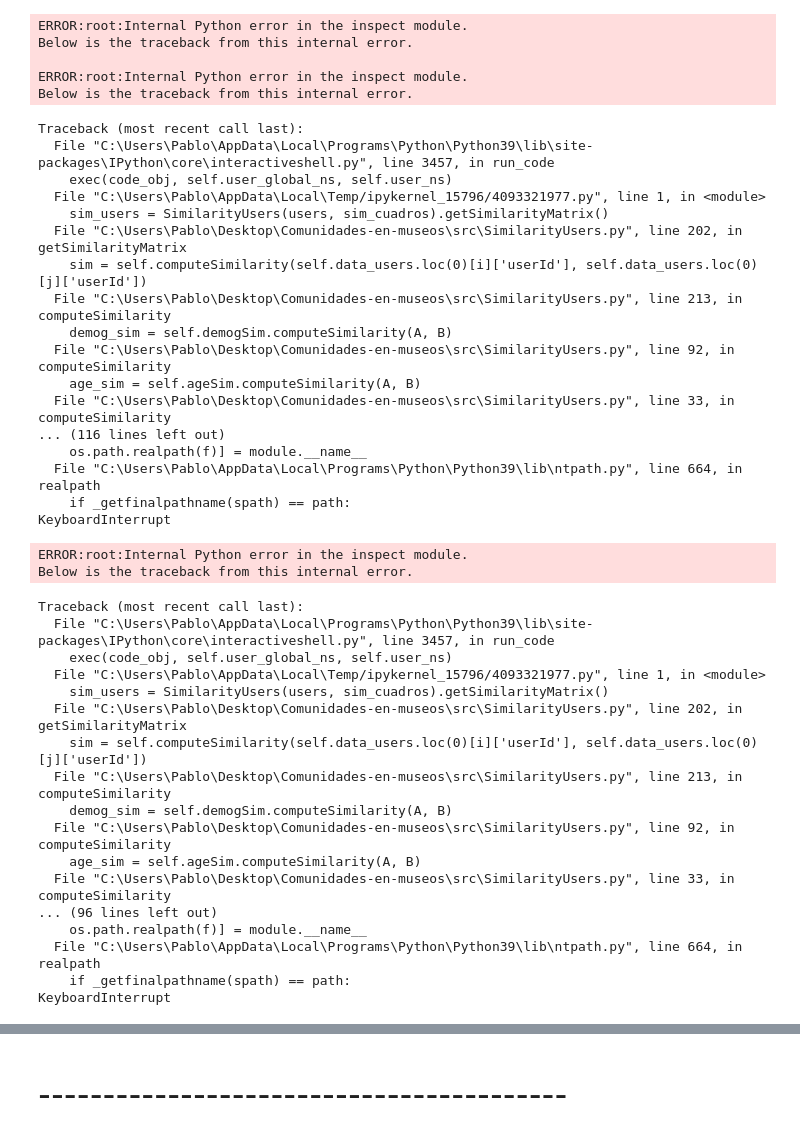
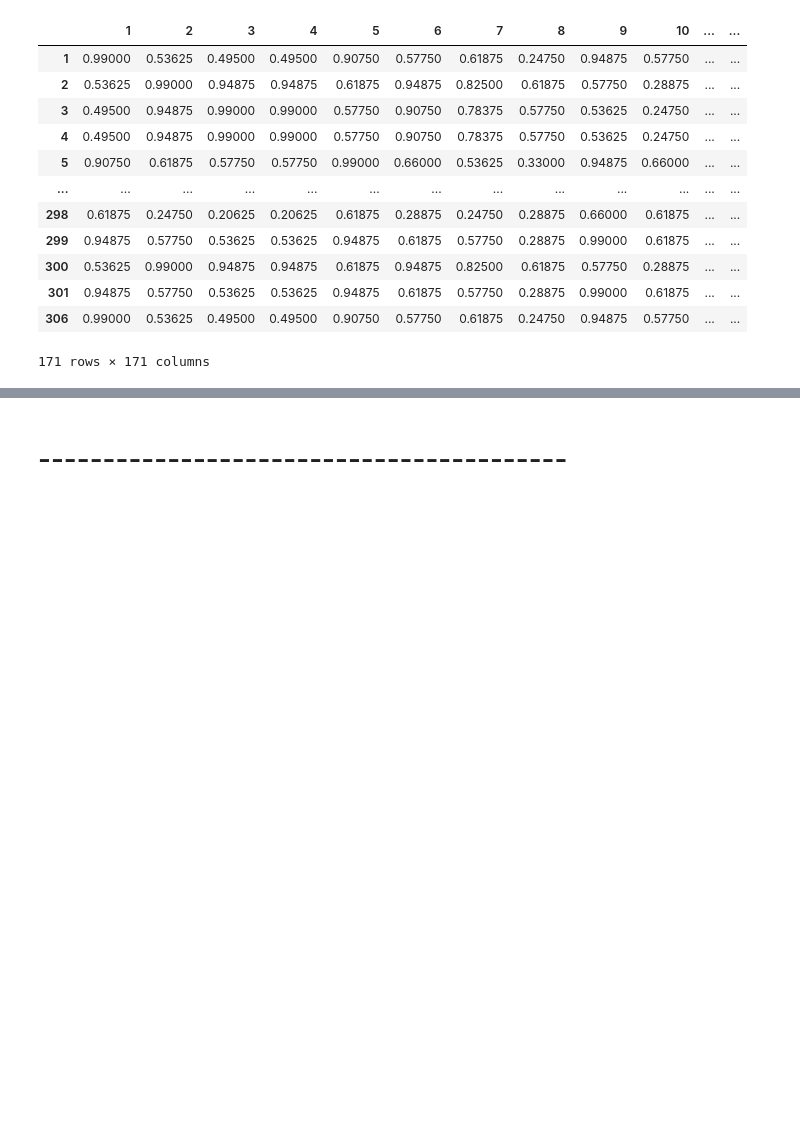
Before and after one commit to AlbertoGarciaDomenech/Comunidades-en-museos, a Jupyter notebook: Interfaz.ipynb, the cells around one changed output, grey strips where cells are left out. Drawn from its saved outputs; the diff is of its cells as text; code cells hidden in the pictures; blank space fills up the shorter version.

```diff
--- a/Interfaz.ipynb
+++ b/Interfaz.ipynb
@@ -16,3 +17,8 @@ from src.UsersClustering import UsersClustering
 from src.AverageUser import AverageUser
 
 from src.gephiVisualization import GephiVisualization
+# %%
+artworks = pd.read_csv("data/Prado_artworks_wikidata.csv")
+# %%
+sim_art = SimilarityArtworks(artworks).getSimilarityMatrix()
+sim_art
@@ -19,52 +44,29 @@ from src.gephiVisualization import GephiVisualization
 # %%
 users = pd.read_csv("data/Prado_users_emotions_OnePolarity.csv")
-sim_cuadros = pd.read_csv("data/Prado_artworks_similarity.csv", index_col=0)
+users['positive'] = users['positive'].apply(eval)
+users['negative'] = users['negative'].apply(eval)
+users['mixed'] = users['mixed'].apply(eval)
+
+# sim_cuadros = pd.read_csv("data/Prado_artworks_similarity.csv", index_col=0)
+sim_cuadros = sim_art
 # %%
-sim_users = SimilarityUsers(users, sim_cuadros).getSimilarityMatrix()
+sim_users = SimilarityUsers(users, sim_cuadros, demog_weight=1.0, artw_weight=0.0).getSimilarityMatrix()
 sim_users.to_csv("PRUEBA.csv")
 sim_users
 # %% [output]
+|  | 1 | 2 | 3 | 4 | 5 | 6 | 7 | 8 | 9 | 10 | ... | ... |
+| 1 | 0.99000 | 0.53625 | 0.49500 | 0.49500 | 0.90750 | 0.57750 | 0.61875 | 0.24750 | 0.94875 | 0.57750 | ... | ... |
+| 2 | 0.53625 | 0.99000 | 0.94875 | 0.94875 | 0.61875 | 0.94875 | 0.82500 | 0.61875 | 0.57750 | 0.28875 | ... | ... |
+| 3 | 0.49500 | 0.94875 | 0.99000 | 0.99000 | 0.57750 | 0.90750 | 0.78375 | 0.57750 | 0.53625 | 0.24750 | ... | ... |
+| 4 | 0.49500 | 0.94875 | 0.99000 | 0.99000 | 0.57750 | 0.90750 | 0.78375 | 0.57750 | 0.53625 | 0.24750 | ... | ... |
+| 5 | 0.90750 | 0.61875 | 0.57750 | 0.57750 | 0.99000 | 0.66000 | 0.53625 | 0.33000 | 0.94875 | 0.66000 | ... | ... |
+| ... | ... | ... | ... | ... | ... | ... | ... | ... | ... | ... | ... | ... |
+| 298 | 0.61875 | 0.24750 | 0.20625 | 0.20625 | 0.61875 | 0.28875 | 0.24750 | 0.28875 | 0.66000 | 0.61875 | ... | ... |
+| 299 | 0.94875 | 0.57750 | 0.53625 | 0.53625 | 0.94875 | 0.61875 | 0.57750 | 0.28875 | 0.99000 | 0.61875 | ... | ... |
+| 300 | 0.53625 | 0.99000 | 0.94875 | 0.94875 | 0.61875 | 0.94875 | 0.82500 | 0.61875 | 0.57750 | 0.28875 | ... | ... |
+| 301 | 0.94875 | 0.57750 | 0.53625 | 0.53625 | 0.94875 | 0.61875 | 0.57750 | 0.28875 | 0.99000 | 0.61875 | ... | ... |
+| 306 | 0.99000 | 0.53625 | 0.49500 | 0.49500 | 0.90750 | 0.57750 | 0.61875 | 0.24750 | 0.94875 | 0.57750 | ... | ... |
-ERROR:root:Internal Python error in the inspect module.
-Below is the traceback from this internal error.
-
-ERROR:root:Internal Python error in the inspect module.
-Below is the traceback from this internal error.
+171 rows × 171 columns
-Traceback (most recent call last):
-  File "C:\Users\Pablo\AppData\Local\Programs\Python\Python39\lib\site-packages\IPython\core\interactiveshell.py", line 3457, in run_code
-    exec(code_obj, self.user_global_ns, self.user_ns)
-  File "C:\Users\Pablo\AppData\Local\Temp/ipykernel_15796/4093321977.py", line 1, in <module>
-    sim_users = SimilarityUsers(users, sim_cuadros).getSimilarityMatrix()
-  File "C:\Users\Pablo\Desktop\Comunidades-en-museos\src\SimilarityUsers.py", line 202, in getSimilarityMatrix
-    sim = self.computeSimilarity(self.data_users.loc(0)[i]['userId'], self.data_users.loc(0)[j]['userId'])
-  File "C:\Users\Pablo\Desktop\Comunidades-en-museos\src\SimilarityUsers.py", line 213, in computeSimilarity
-    demog_sim = self.demogSim.computeSimilarity(A, B)
-  File "C:\Users\Pablo\Desktop\Comunidades-en-museos\src\SimilarityUsers.py", line 92, in computeSimilarity
-    age_sim = self.ageSim.computeSimilarity(A, B)
-  File "C:\Users\Pablo\Desktop\Comunidades-en-museos\src\SimilarityUsers.py", line 33, in computeSimilarity
-... (116 lines left out)
-    os.path.realpath(f)] = module.__name__
-  File "C:\Users\Pablo\AppData\Local\Programs\Python\Python39\lib\ntpath.py", line 664, in realpath
-    if _getfinalpathname(spath) == path:
-KeyboardInterrupt
-ERROR:root:Internal Python error in the inspect module.
-Below is the traceback from this internal error.
-Traceback (most recent call last):
-  File "C:\Users\Pablo\AppData\Local\Programs\Python\Python39\lib\site-packages\IPython\core\interactiveshell.py", line 3457, in run_code
-    exec(code_obj, self.user_global_ns, self.user_ns)
-  File "C:\Users\Pablo\AppData\Local\Temp/ipykernel_15796/4093321977.py", line 1, in <module>
-    sim_users = SimilarityUsers(users, sim_cuadros).getSimilarityMatrix()
-  File "C:\Users\Pablo\Desktop\Comunidades-en-museos\src\SimilarityUsers.py", line 202, in getSimilarityMatrix
-    sim = self.computeSimilarity(self.data_users.loc(0)[i]['userId'], self.data_users.loc(0)[j]['userId'])
-  File "C:\Users\Pablo\Desktop\Comunidades-en-museos\src\SimilarityUsers.py", line 213, in computeSimilarity
-    demog_sim = self.demogSim.computeSimilarity(A, B)
-  File "C:\Users\Pablo\Desktop\Comunidades-en-museos\src\SimilarityUsers.py", line 92, in computeSimilarity
-    age_sim = self.ageSim.computeSimilarity(A, B)
-  File "C:\Users\Pablo\Desktop\Comunidades-en-museos\src\SimilarityUsers.py", line 33, in computeSimilarity
-... (96 lines left out)
-    os.path.realpath(f)] = module.__name__
-  File "C:\Users\Pablo\AppData\Local\Programs\Python\Python39\lib\ntpath.py", line 664, in realpath
-    if _getfinalpathname(spath) == path:
-KeyboardInterrupt
 # %%
 %%capture output
 # sim_users = pd.read_csv("data/Prado_users_similarity_OnePolarity.csv", index_col=0)
```
Also changed, not shown: parts of 6 cells of this notebook, 4 other files.
